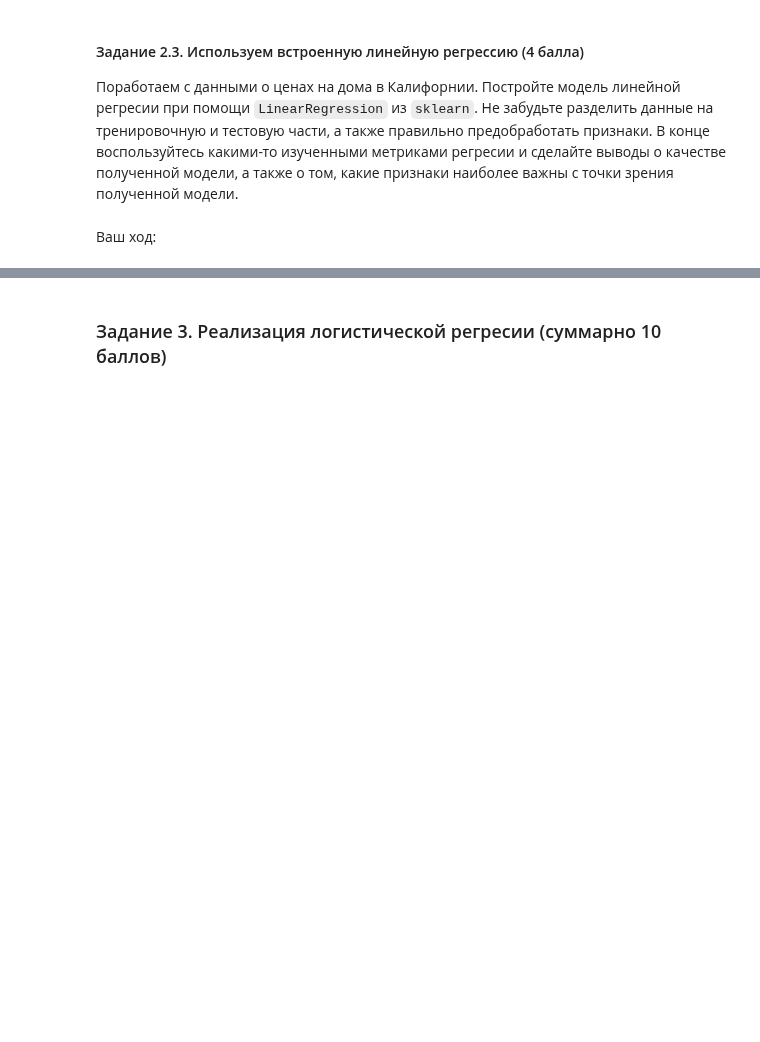
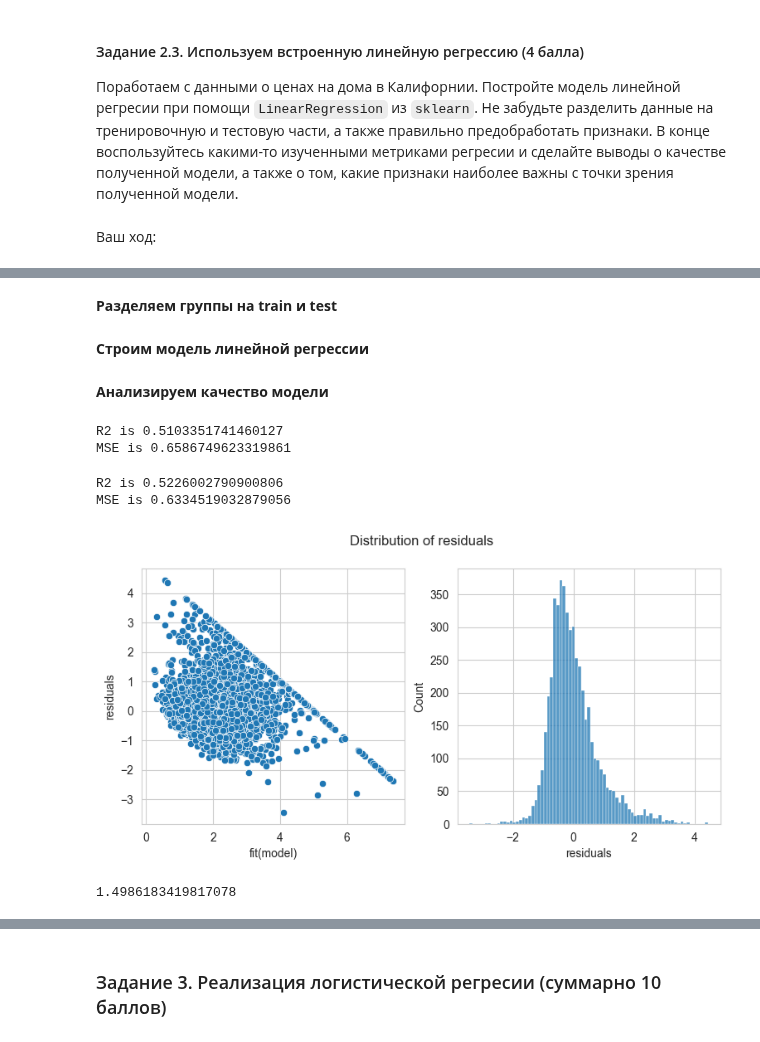
Before and after one commit to EkaterinShitik/BI_ML_2024, a Jupyter notebook: hw2_lr/code/Linear_models.ipynb, the cells around one changed output, grey strips where cells are left out. Cells and saved outputs as stored; diff of their text form; code cells hidden in the pictures; blank space fills up the shorter version.

```diff
--- a/hw2_lr/code/Linear_models.ipynb
+++ b/hw2_lr/code/Linear_models.ipynb
@@ -403,0 +515,3 @@ feature_names = data["feature_names"]
+# %%
+X = real_estate_calif.drop(columns=['AveRooms', 'Longitude'])
+X.head()
@@ -403,0 +525,58 @@ feature_names = data["feature_names"]
+# %% [markdown]
+**Разделяем группы на train и test**
+# %%
+X_train, X_test, y_train, y_test = train_test_split(X, y, test_size=0.25, random_state=SEED)
+# %% [markdown]
+**Строим модель линейной регрессии**
+# %%
+# Строим pipeline
+lm_pipeline = Pipeline(steps=[
+    ('num_scaler', StandardScaler()),
+    ('lin_reg', LinearRegression())
+])
+
+# Обучаем модель
+lm_pipeline = LinearRegression()
+lm_pipeline.fit(X_train, y_train)
+
+# Получаем предсказания для выборки test
+y_test_pred = lm_pipeline.predict(X_test)
+
+# Получаем предсказания для выборки train
+y_train_pred = lm_pipeline.predict(X_train)
+# %% [markdown]
+**Анализируем качество модели**
+# %%
+# Метрики для test выборки
+r_2 = r2_score(y_test, y_test_pred)
+mse = mean_squared_error(y_test, y_test_pred)
+print(f'R2 is {r_2}')
+print(f'MSE is {mse}')
+# %% [output]
+R2 is 0.5103351741460127
+MSE is 0.6586749623319861
+# %%
+# Метрики для train выборки
+r_2 = r2_score(y_train, y_train_pred)
+mse = mean_squared_error(y_train, y_train_pred)
+print(f'R2 is {r_2}')
+print(f'MSE is {mse}')
+# %% [output]
+R2 is 0.5226002790900806
+MSE is 0.6334519032879056
+# %%
+# Анализируем распределение остатков
+residuals = y_test - y_test_pred
+# %%
+# Строим графики для более удобного анализа
+fig, axes = plt.subplots(nrows=1, ncols=2, figsize=(9, 4))
+
+plt.suptitle('Distribution of residuals')
+sns.scatterplot(x=y_test_pred, y=residuals, ax=axes[0])
+axes[0].set_xlabel('fit(model)')
+axes[0].set_ylabel('residuals')
+
+sns.histplot(residuals, ax=axes[1])
+axes[1].set_xlabel('residuals');
+# %% [output]
+[figure, added]
@@ -403,0 +588,5 @@ feature_names = data["feature_names"]
+# %%
+# Intercept
+lm_pipeline.intercept_
+# %% [output]
+1.4986183419817078
```
Also changed, not shown: parts of 26 cells of this notebook.
